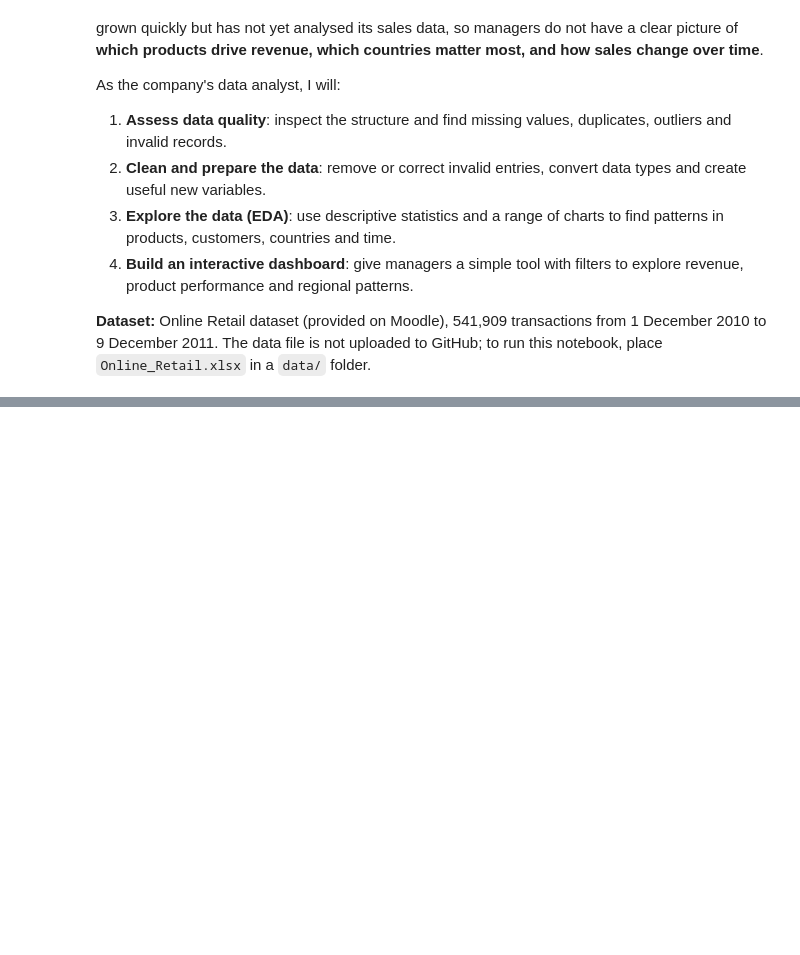
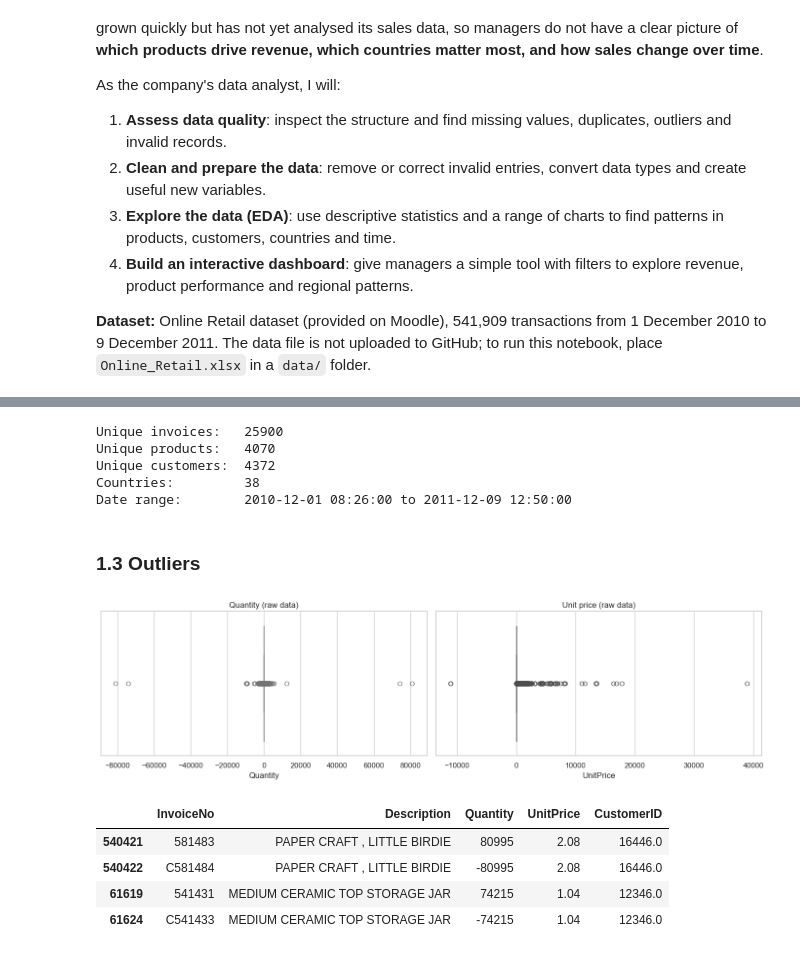
Before and after one commit to Enne08/online-retail-dashboard, a Jupyter notebook: online_retail_analysis.ipynb, the cells around one changed output, grey strips where cells are left out. Cells and saved outputs as stored; diff of their text form; code cells hidden in the pictures; blank space fills up the shorter version.

Commit message:
Load data and assess data quality

```diff
--- a/online_retail_analysis.ipynb
+++ b/online_retail_analysis.ipynb
@@ -19,0 +24,13 @@ As the company's data analyst, I will:
+# %%
+import pandas as pd
+import numpy as np
+import matplotlib.pyplot as plt
+import seaborn as sns
+
+pd.set_option("display.max_columns", 20)
+sns.set_theme(style="whitegrid")
+# %%
+df = pd.read_excel("data/Online_Retail.xlsx", dtype={"InvoiceNo": str, "StockCode": str})
+
+print("Rows:", df.shape[0], "| Columns:", df.shape[1])
+df.head()
@@ -19,0 +125,35 @@ As the company's data analyst, I will:
+# %%
+print("Unique invoices:  ", df["InvoiceNo"].nunique())
+print("Unique products:  ", df["StockCode"].nunique())
+print("Unique customers: ", df["CustomerID"].nunique())
+print("Countries:        ", df["Country"].nunique())
+print("Date range:       ", df["InvoiceDate"].min(), "to", df["InvoiceDate"].max())
+# %% [output]
+Unique invoices:   25900
+Unique products:   4070
+Unique customers:  4372
+Countries:         38
+Date range:        2010-12-01 08:26:00 to 2011-12-09 12:50:00
+# %% [markdown]
+### 1.3 Outliers
+# %%
+fig, axes = plt.subplots(1, 2, figsize=(14, 4))
+
+sns.boxplot(x=df["Quantity"], ax=axes[0], color="lightgreen")
+axes[0].set_title("Quantity (raw data)")
+
+sns.boxplot(x=df["UnitPrice"], ax=axes[1], color="orange")
+axes[1].set_title("Unit price (raw data)")
+
+plt.tight_layout()
+plt.show()
+
+df.loc[df["Quantity"].abs().nlargest(4).index,
+       ["InvoiceNo", "Description", "Quantity", "UnitPrice", "CustomerID"]]
+# %% [output]
+[figure, added]
+|  | InvoiceNo | Description | Quantity | UnitPrice | CustomerID |
+| 540421 | 581483 | PAPER CRAFT , LITTLE BIRDIE | 80995 | 2.08 | 16446.0 |
+| 540422 | C581484 | PAPER CRAFT , LITTLE BIRDIE | -80995 | 2.08 | 16446.0 |
+| 61619 | 541431 | MEDIUM CERAMIC TOP STORAGE JAR | 74215 | 1.04 | 12346.0 |
+| 61624 | C541433 | MEDIUM CERAMIC TOP STORAGE JAR | -74215 | 1.04 | 12346.0 |
```
Also changed, not shown: parts of 10 cells of this notebook.
